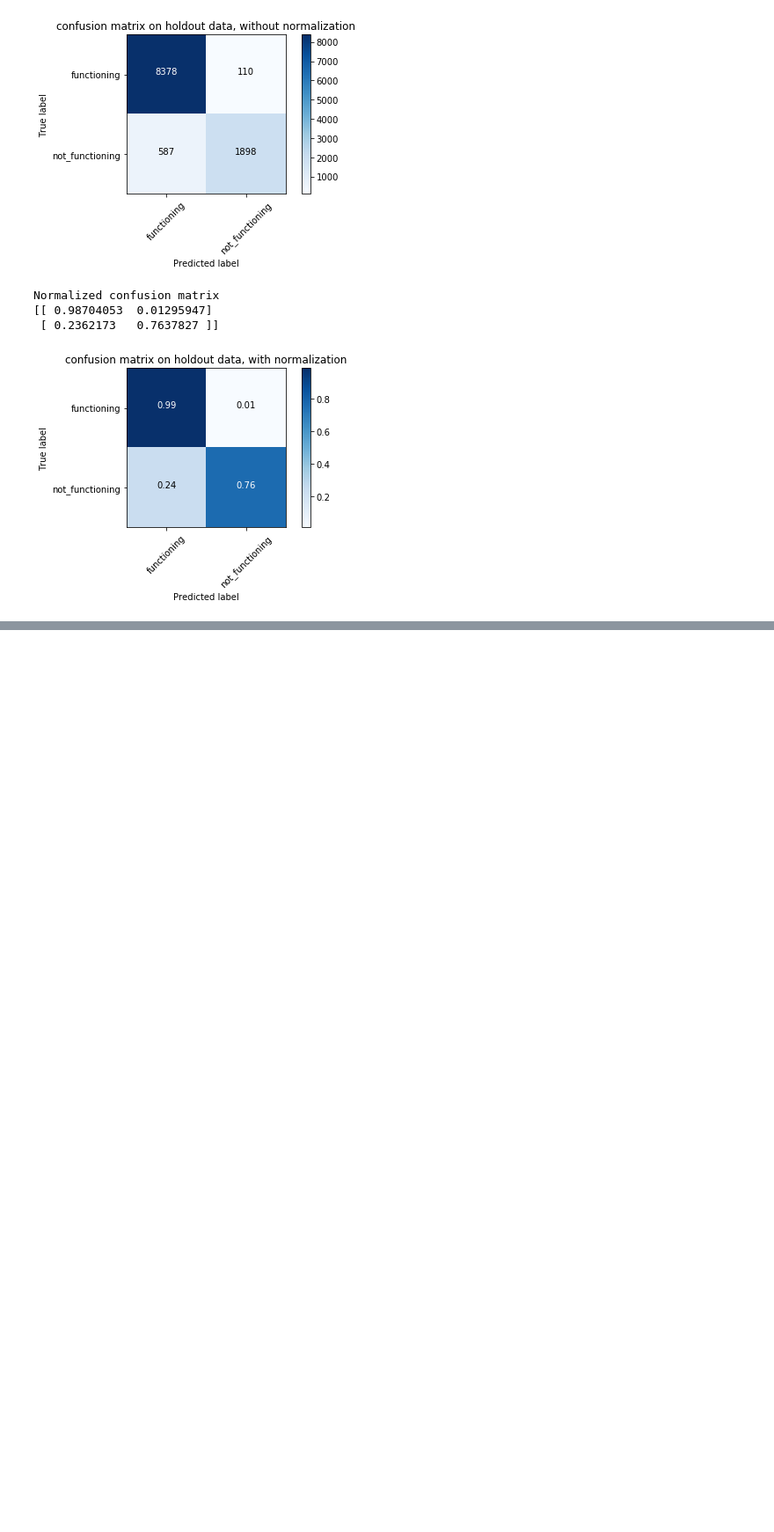
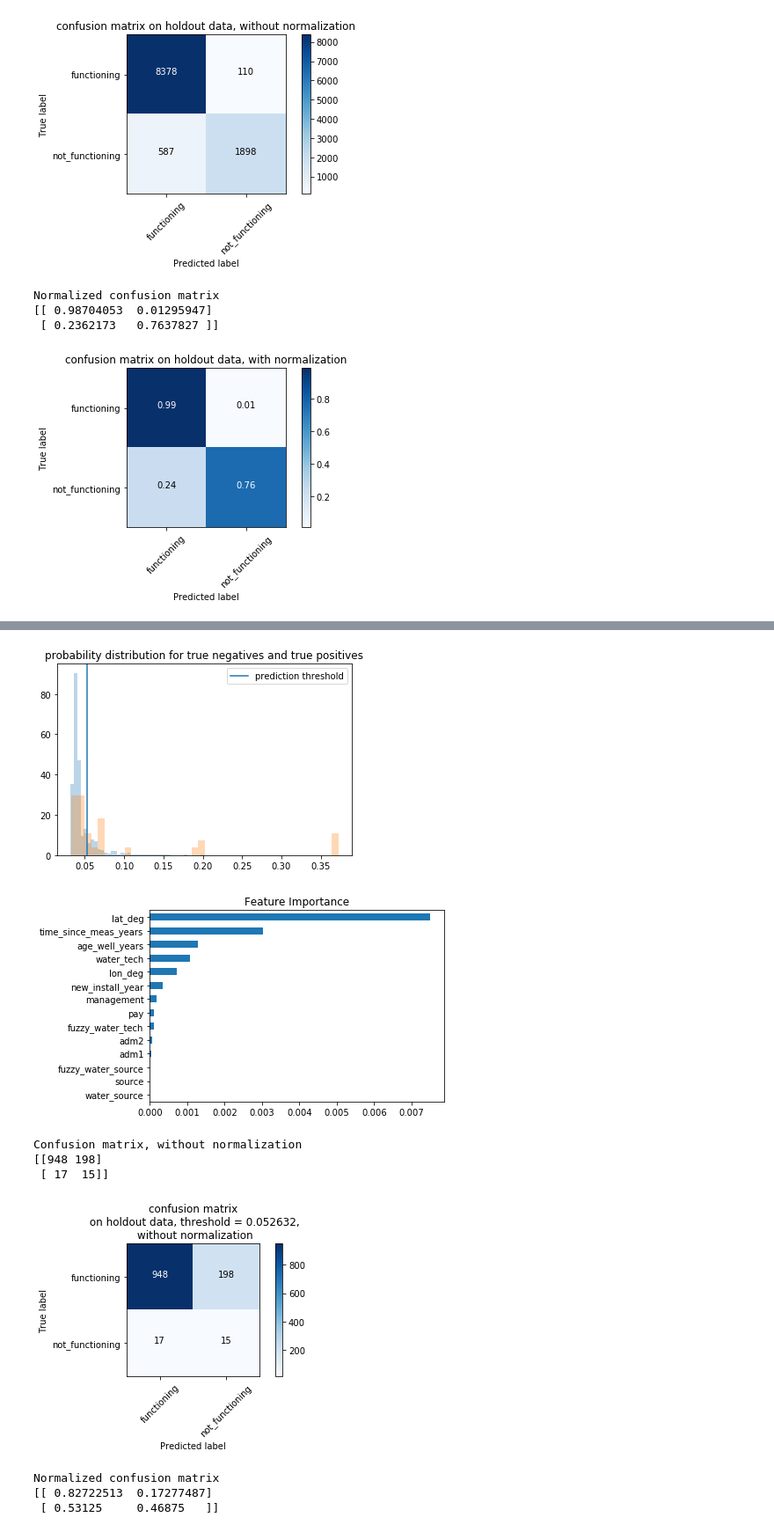
Before and after one commit to dan-watson-ucb/Capstone_Water_Access, a Jupyter notebook: Prediction Summary/Summarize Data Final.ipynb, the cells around one changed output, grey strips where cells are left out. Shown at 88% size. Cells and saved outputs as stored; diff of their text form; code cells hidden in the pictures; blank space fills up the shorter version.

```diff
--- a/Prediction Summary/Summarize Data Final.ipynb
+++ b/Prediction Summary/Summarize Data Final.ipynb
@@ -80,0 +96,12 @@ Normalized confusion matrix
+# %%
+plot_perm_and_conmat('India',df, features, model_india,0.052632,probs2)
+# %% [output]
+[figure, added]
+[figure, added]
+Confusion matrix, without normalization
+[[948 198]
+ [ 17  15]]
+[figure, added]
+Normalized confusion matrix
+[[ 0.82722513  0.17277487]
+ [ 0.53125     0.46875   ]]
```
Also changed, not shown: parts of 65 cells of this notebook.
